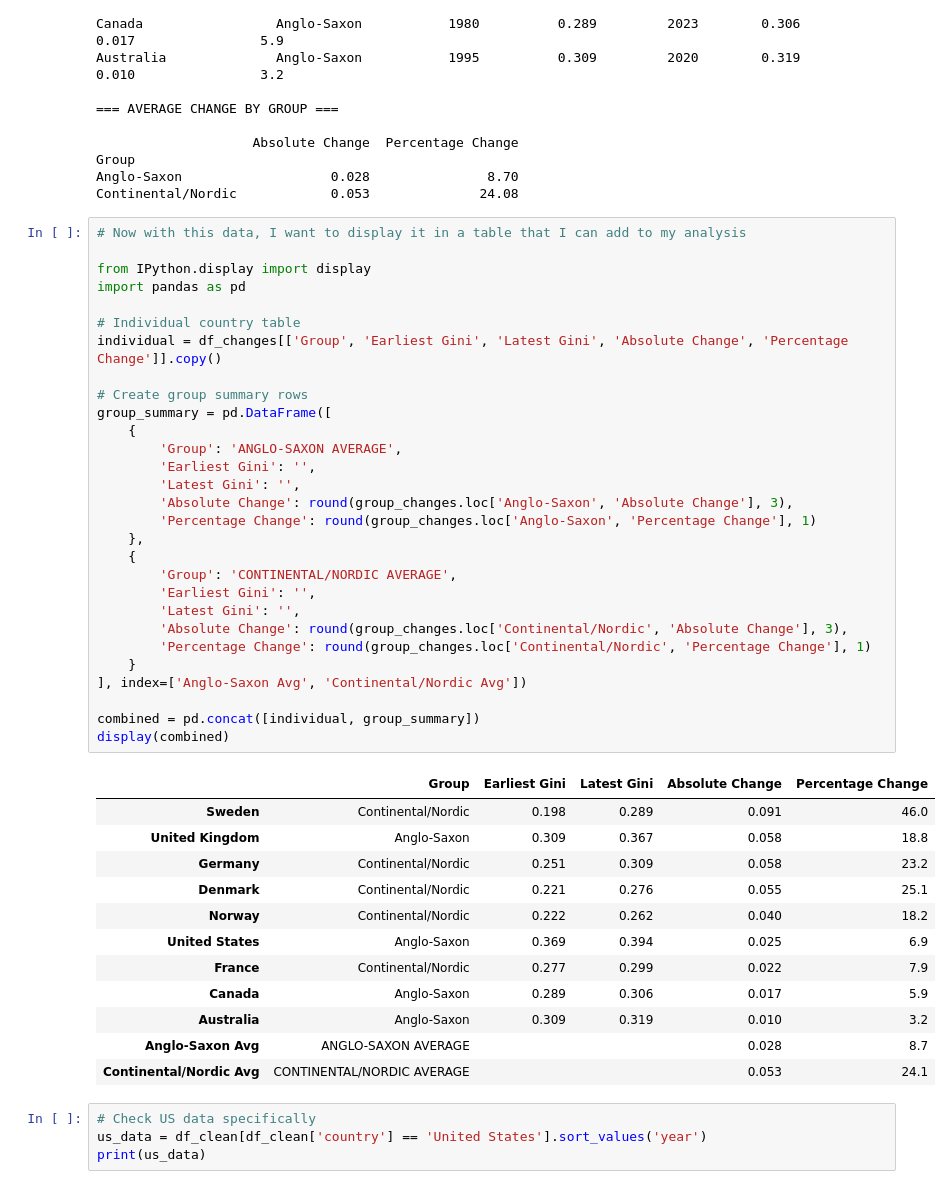
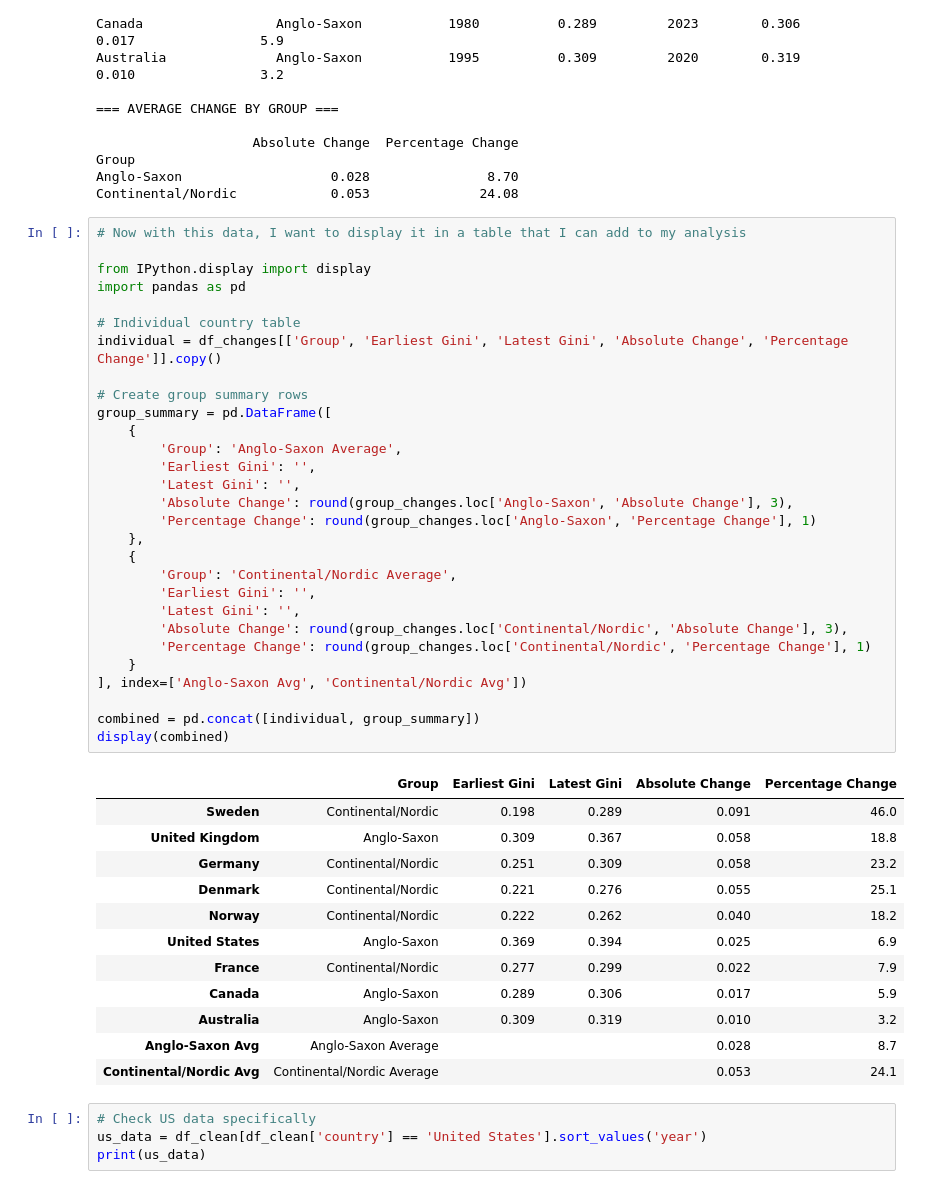
Before and after one commit to GeorgeKingham/Anglo-Saxon-Inequality, a Jupyter notebook: notebooks/Blog.ipynb, the cells around one changed output. Saved outputs shown, nothing was run; the diff lists cells and outputs as text.

```diff
--- a/notebooks/Blog.ipynb
+++ b/notebooks/Blog.ipynb
@@ -271,37 +335,37 @@ individual = df_changes[['Group', 'Earliest Gini', 'Latest Gini', 'Absolute Chan
 
 # Create group summary rows
 group_summary = pd.DataFrame([
     {
-        'Group': 'ANGLO-SAXON AVERAGE',
+        'Group': 'Anglo-Saxon Average',
         'Earliest Gini': '',
         'Latest Gini': '',
         'Absolute Change': round(group_changes.loc['Anglo-Saxon', 'Absolute Change'], 3),
         'Percentage Change': round(group_changes.loc['Anglo-Saxon', 'Percentage Change'], 1)
     },
     {
-        'Group': 'CONTINENTAL/NORDIC AVERAGE',
+        'Group': 'Continental/Nordic Average',
         'Earliest Gini': '',
         'Latest Gini': '',
         'Absolute Change': round(group_changes.loc['Continental/Nordic', 'Absolute Change'], 3),
         'Percentage Change': round(group_changes.loc['Continental/Nordic', 'Percentage Change'], 1)
     }
 ], index=['Anglo-Saxon Avg', 'Continental/Nordic Avg'])
 
 combined = pd.concat([individual, group_summary])
 display(combined)
 # %% [output]
 |  | Group | Earliest Gini | Latest Gini | Absolute Change | Percentage Change |
 | Sweden | Continental/Nordic | 0.198 | 0.289 | 0.091 | 46.0 |
 | United Kingdom | Anglo-Saxon | 0.309 | 0.367 | 0.058 | 18.8 |
 | Germany | Continental/Nordic | 0.251 | 0.309 | 0.058 | 23.2 |
 | Denmark | Continental/Nordic | 0.221 | 0.276 | 0.055 | 25.1 |
 | Norway | Continental/Nordic | 0.222 | 0.262 | 0.040 | 18.2 |
 | United States | Anglo-Saxon | 0.369 | 0.394 | 0.025 | 6.9 |
 | France | Continental/Nordic | 0.277 | 0.299 | 0.022 | 7.9 |
 | Canada | Anglo-Saxon | 0.289 | 0.306 | 0.017 | 5.9 |
 | Australia | Anglo-Saxon | 0.309 | 0.319 | 0.010 | 3.2 |
-| Anglo-Saxon Avg | ANGLO-SAXON AVERAGE |  |  | 0.028 | 8.7 |
-| Continental/Nordic Avg | CONTINENTAL/NORDIC AVERAGE |  |  | 0.053 | 24.1 |
+| Anglo-Saxon Avg | Anglo-Saxon Average |  |  | 0.028 | 8.7 |
+| Continental/Nordic Avg | Continental/Nordic Average |  |  | 0.053 | 24.1 |
 # %%
 # Check US data specifically
 us_data = df_clean[df_clean['country'] == 'United States'].sort_values('year')
```
Also changed, not shown: parts of 13 cells of this notebook.
